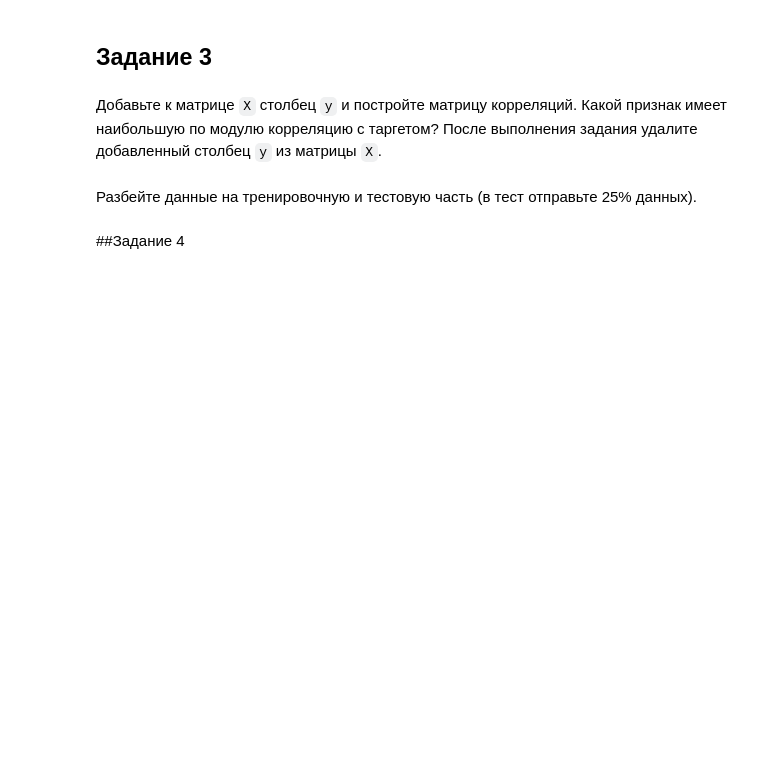
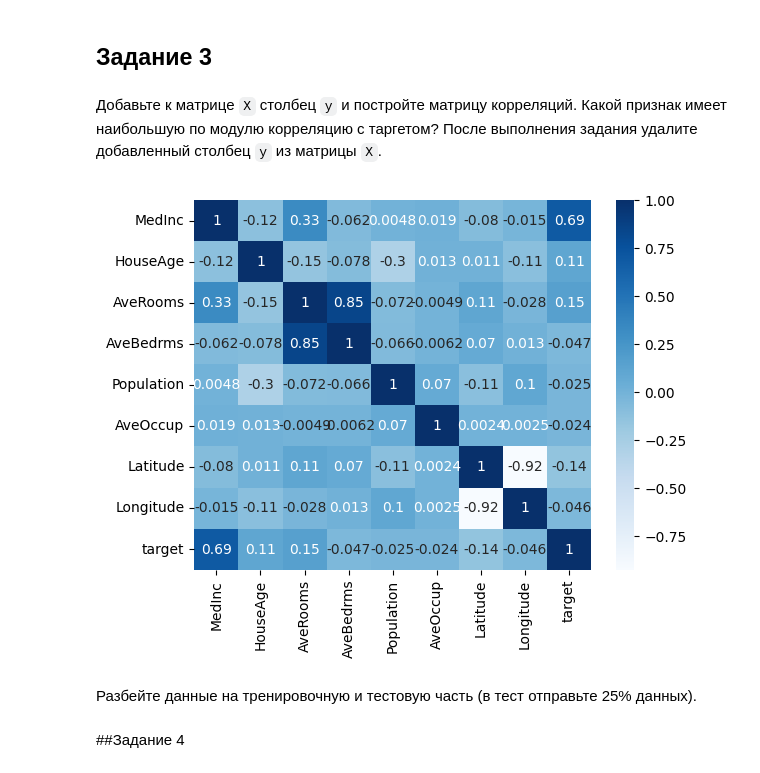
Before and after one commit to crazair/ML_Course, a Jupyter notebook: Hometasks/ML_PTCourse_MicroHT1.ipynb, the cells around one changed output. Cells and saved outputs as stored; diff of their text form; code cells hidden in the pictures; blank space fills up the shorter version.

```diff
--- a/Hometasks/ML_PTCourse_MicroHT1.ipynb
+++ b/Hometasks/ML_PTCourse_MicroHT1.ipynb
@@ -102,2 +105,8 @@ sb.heatmap(corr, cmap="Blues", annot=True);
+# %%
+X['target'] = y
+corr = X.corr()
+sb.heatmap(corr, cmap="Blues", annot=True);
+# %% [output]
+[figure, added]
 # %% [markdown]
 Разбейте данные на тренировочную и тестовую часть (в тест отправьте 25% данных).
```
Also changed, not shown: parts of 18 cells of this notebook.
